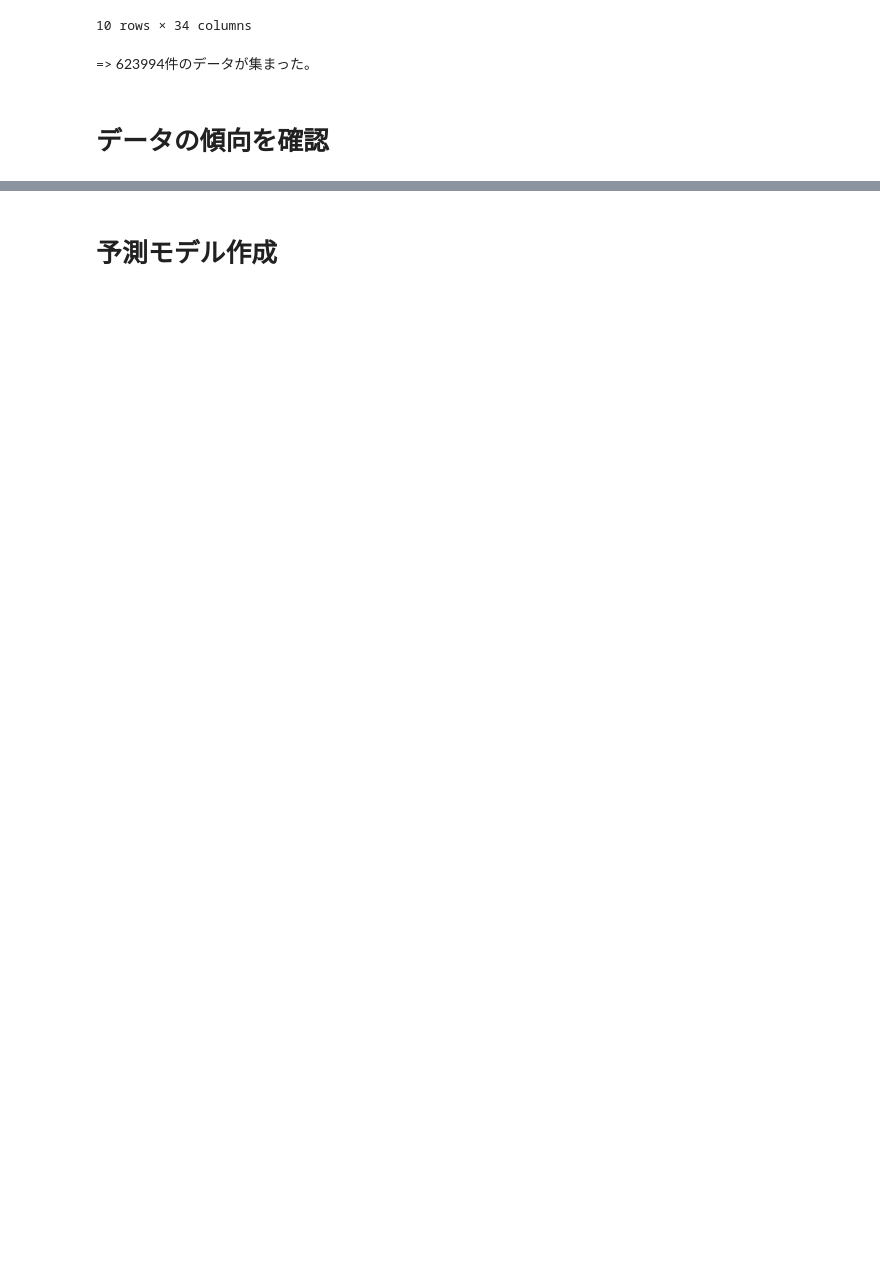
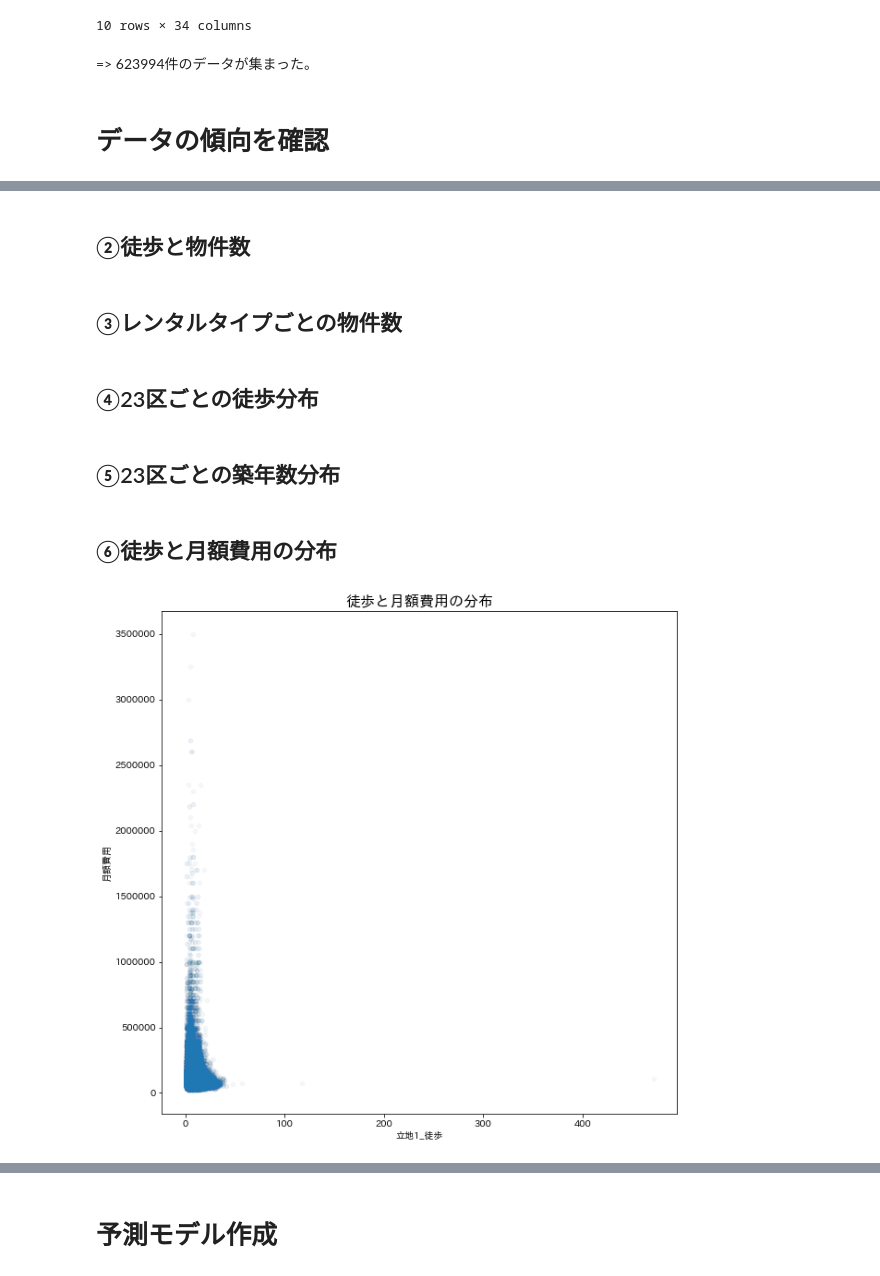
Before and after one commit to kimiaki/Bukken, a Jupyter notebook: code/analysis.ipynb, the cells around one changed output, grey strips where cells are left out. Cells and saved outputs as stored; diff of their text form; code cells hidden in the pictures; blank space fills up the shorter version.

```diff
--- a/code/analysis.ipynb
+++ b/code/analysis.ipynb
@@ -99,0 +98,16 @@ dtype: int64
+# %% [markdown]
+## ②徒歩と物件数
+# %% [markdown]
+## ③レンタルタイプごとの物件数
+# %% [markdown]
+## ④23区ごとの徒歩分布
+# %% [markdown]
+## ⑤23区ごとの築年数分布
+# %% [markdown]
+## ⑥徒歩と月額費用の分布
+# %%
+df_all.plot.scatter(x="立地1_徒歩", y="月額費用", alpha=0.01, figsize=(10,10))
+plt.title("徒歩と月額費用の分布", size=16)
+plt.show()
+# %% [output]
+[figure, added]
```
Also changed, not shown: parts of 10 cells of this notebook.
